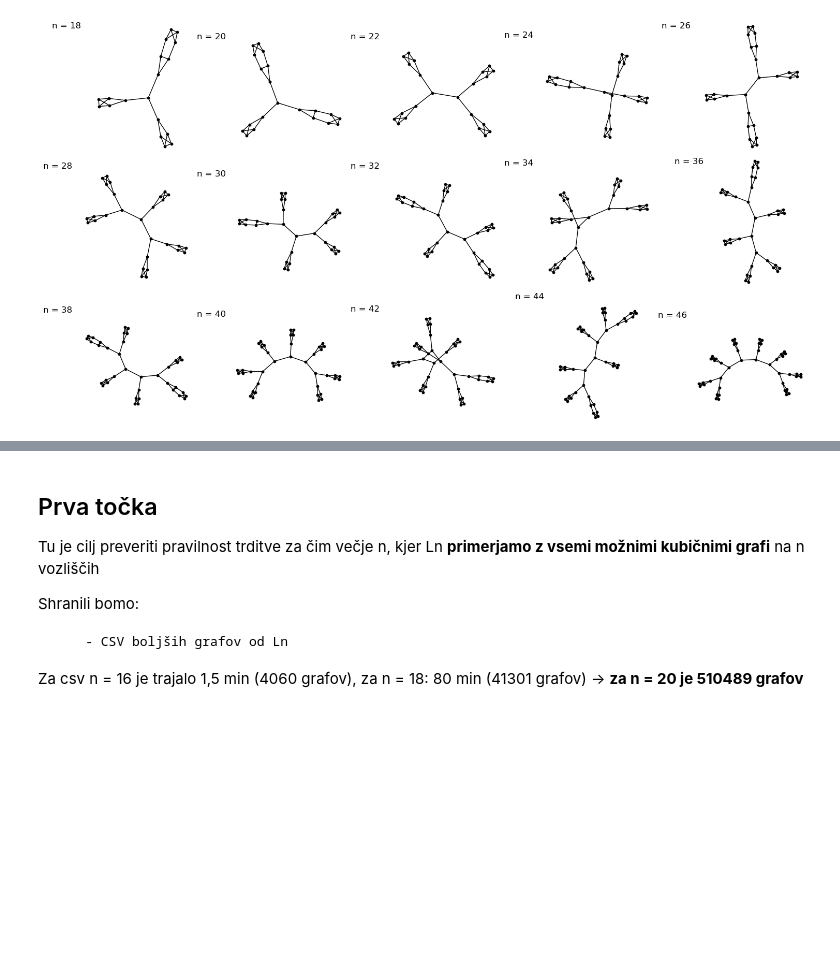
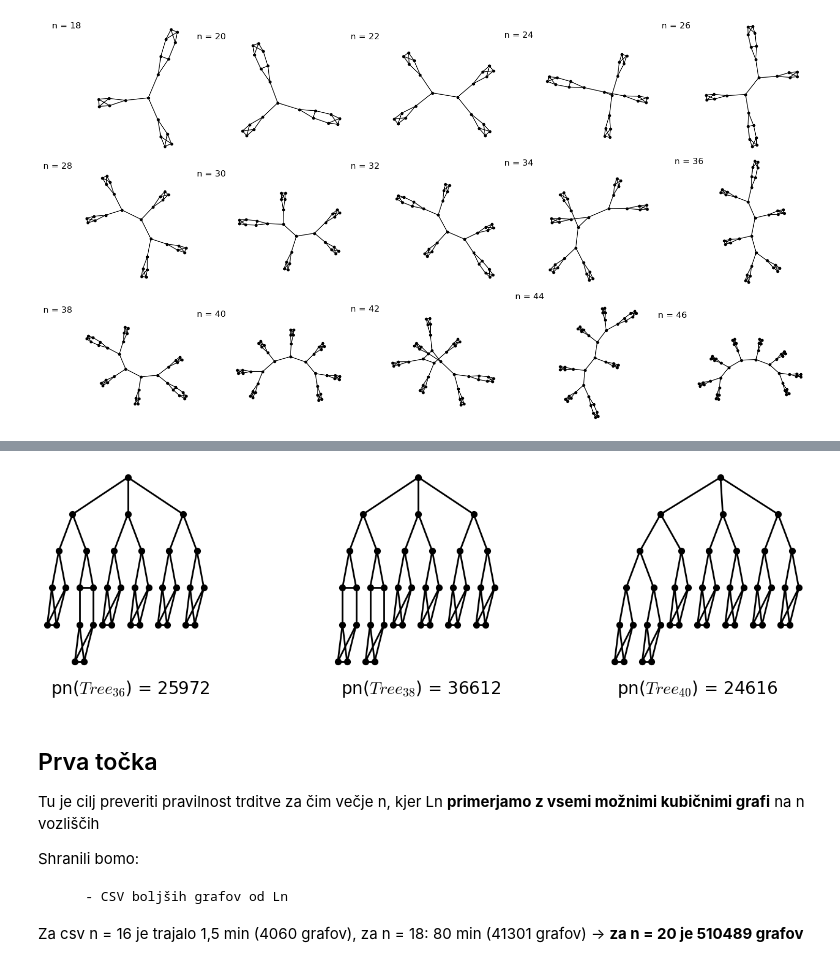
Before and after one commit to ZigaObradovic/FP_Group13, a Jupyter notebook: main.ipynb, the cells around one changed output, grey strips where cells are left out. Cells and saved outputs as stored; diff of their text form; code cells hidden in the pictures; blank space fills up the shorter version.

```diff
--- a/main.ipynb
+++ b/main.ipynb
@@ -148,3 +191,40 @@ GA.show(figsize=(15, 8), axes=False)
+# %%
+plots = []
+grafi = [build_tree(n) for n in range(36, 41, 2)]
+for G in grafi:
+    n = G.num_verts()
+    pnG = subpath_number(G)
+    # drevesni layout prek spanning tree
+    pos = tree_layout_for_graph(G, root=0)
+
+    # narisan graf z drevesnim layoutom
+    Gplot = G.plot(
+        pos=pos,
+        vertex_size=50,
+        vertex_color="black",
+        vertex_labels=False,
+        edge_thickness=2,
+    )
+
+    # izklopimo osi
+    Gplot.axes(False)
+
+    # naslov nad grafom (ali kjerkoli želiš)
+    title = text(
+        f"pn($Tree_{{{n}}}$) = {pnG}",
+        (9, -23),  # točke lahko po potrebi prilagodiš
+        horizontal_alignment='center',
+        color='black',
+        fontsize=20
+    )
+
+    plots.append(Gplot + title)
+
+row1 = plots
+GA = graphics_array([row1])
+GA.show(figsize=(15, 4), axes=False)
+# %% [output]
+[figure, added]
 # %% [markdown]
 ## Prva točka
 
```
Also changed, not shown: parts of 4 cells of this notebook, 5 other files.
